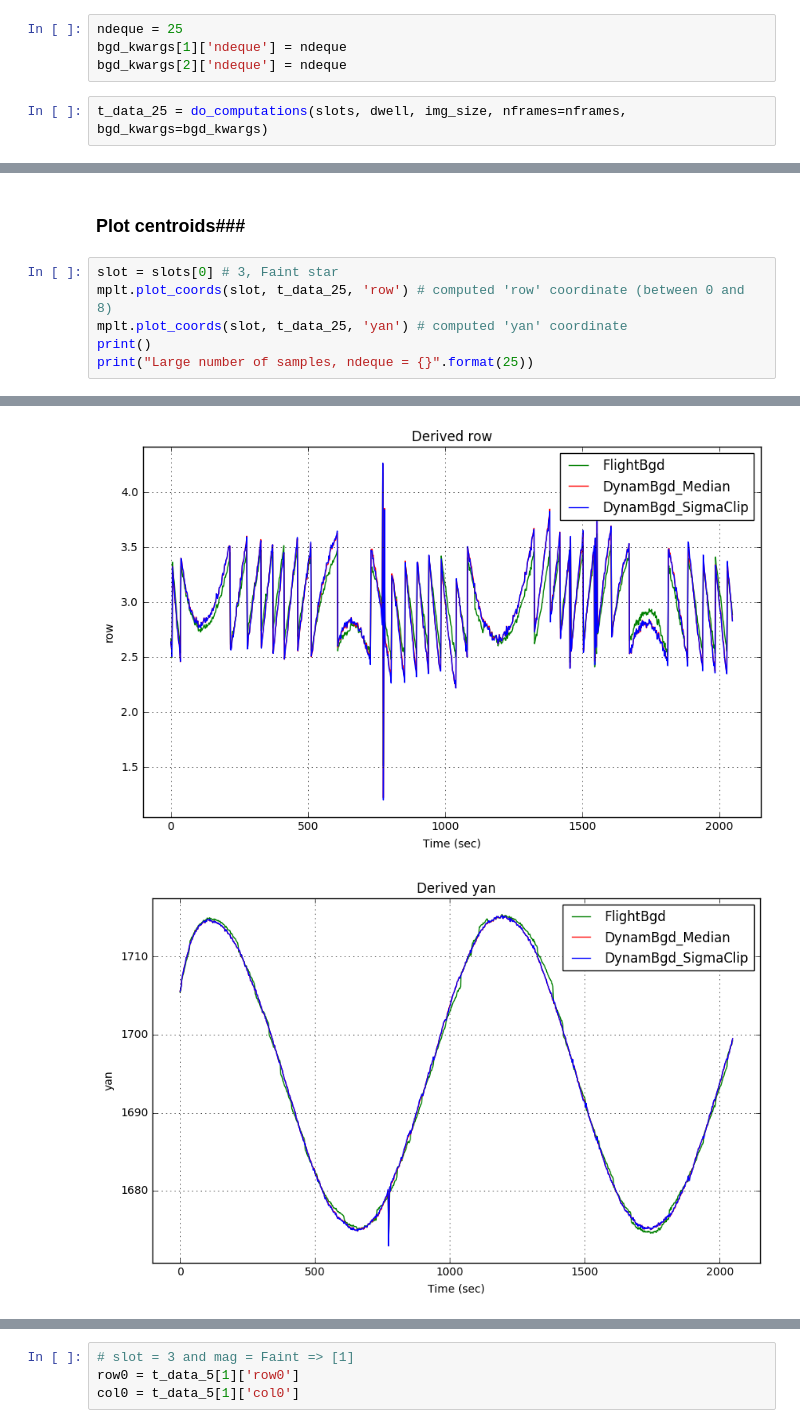
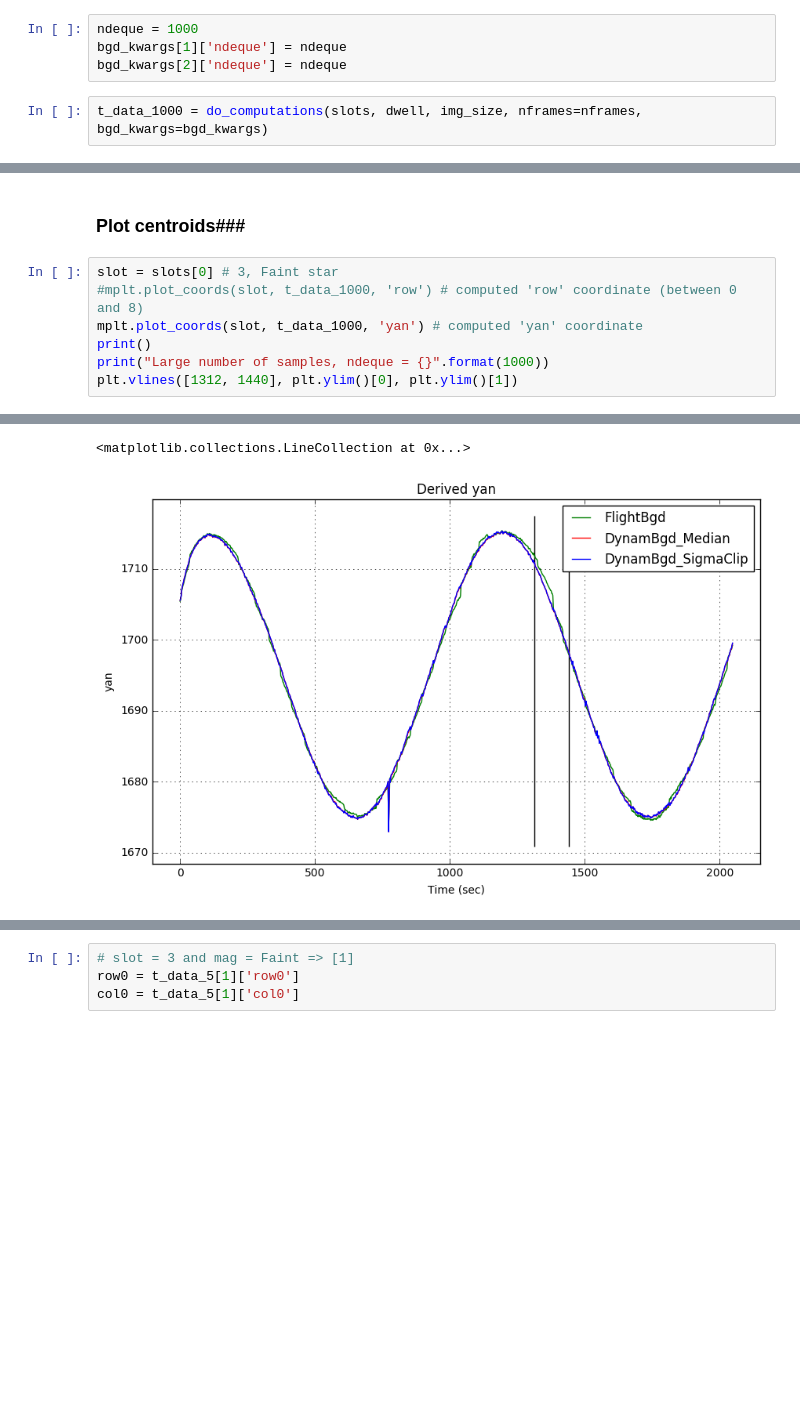
Before and after one commit to sot/aca_centroiding, a Jupyter notebook: dynam_bgd/aca_dynam_bgd_data.ipynb, the cells around one changed output, grey strips where cells are left out. Drawn from its saved outputs; the diff is of its cells as text; blank space fills up the shorter version.

```diff
--- a/dynam_bgd/aca_dynam_bgd_data.ipynb
+++ b/dynam_bgd/aca_dynam_bgd_data.ipynb
@@ -111,8 +111,8 @@ bgd_kwargs = [{}, {'img_size':img_size, 'bgdavg':bgdavg, 'ndeque':ndeque},
 # %% [markdown]
 __Large__ number of stored pixel values
 # %%
-ndeque = 25
+ndeque = 1000
 bgd_kwargs[1]['ndeque'] = ndeque
 bgd_kwargs[2]['ndeque'] = ndeque
 # %%
-t_data_25 = do_computations(slots, dwell, img_size, nframes=nframes, bgd_kwargs=bgd_kwargs)
+t_data_1000 = do_computations(slots, dwell, img_size, nframes=nframes, bgd_kwargs=bgd_kwargs)
@@ -170,8 +159,9 @@ ndeque = 5
 ### Plot centroids###
 # %%
 slot = slots[0] # 3, Faint star
-mplt.plot_coords(slot, t_data_25, 'row') # computed 'row' coordinate (between 0 and 8)
-mplt.plot_coords(slot, t_data_25, 'yan') # computed 'yan' coordinate
+#mplt.plot_coords(slot, t_data_1000, 'row') # computed 'row' coordinate (between 0 and 8)
+mplt.plot_coords(slot, t_data_1000, 'yan') # computed 'yan' coordinate
 print()
-print("Large number of samples, ndeque = {}".format(25))
+print("Large number of samples, ndeque = {}".format(1000))
+plt.vlines([1312, 1440], plt.ylim()[0], plt.ylim()[1])
 # %% [output]
@@ -179,4 +169,4 @@ Large number of samples, ndeque = 25
+<matplotlib.collections.LineCollection at 0x...>
-[figure, old version]
+[figure, new version]
-[figure, removed]
 # %%
 slot = slots[0] # 3, Faint star
```
Also changed, not shown: parts of 33 cells of this notebook, 2 other files.
